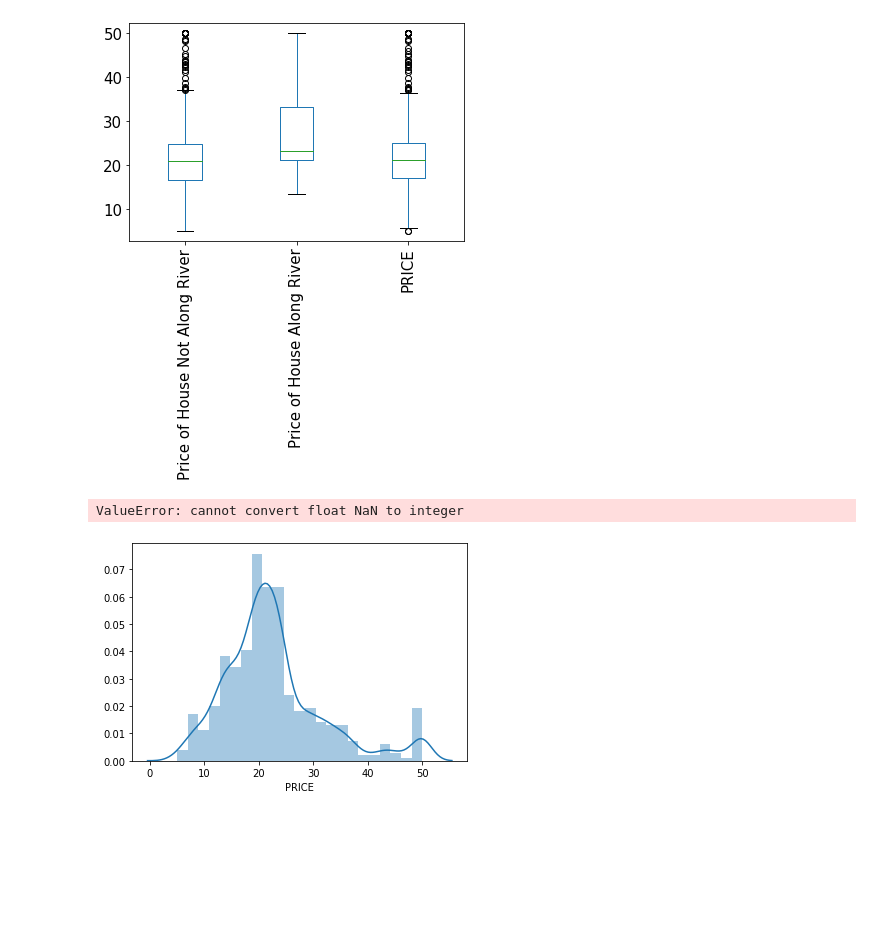
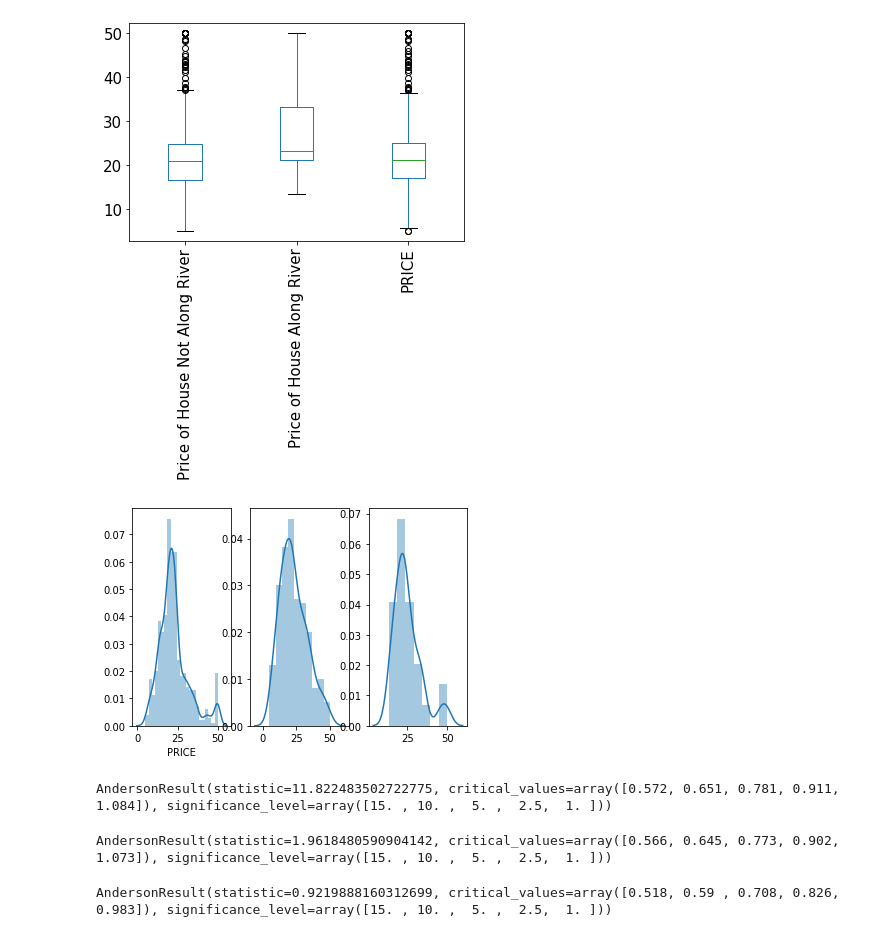
Before and after one commit to shanecanny1/Machine-Learning-and-Statistics-Project, a Jupyter notebook: Machine Learning Project Boston House Prices.ipynb, the cells around one changed output. Drawn from its saved outputs; the diff is of its cells as text; code cells hidden in the pictures; blank space fills up the shorter version.

Commit message:
Creation of Distribtion Plots,Subplots, and Normality Tests for Houses Along the River, Not Along the River and Combined House Prices

```diff
--- a/Machine Learning Project Boston House Prices.ipynb
+++ b/Machine Learning Project Boston House Prices.ipynb
@@ -376,14 +376,45 @@ Price_of_Housing.describe()
 boxplot = Price_of_Housing.boxplot(column=['Price of House Not Along River', 'Price of House Along River', 'PRICE'],grid=False, rot=90, fontsize=15)
 # %% [output]
 [figure]
-# %%
-
-z = Price_of_Housing.loc[:, 'Price of House Not Along River']
-y = Price_of_Housing.loc[:, 'Price of House Along River']
-PRICE = Price_of_Housing.loc[:, 'PRICE']
-sns.distplot(PRICE)
-sns.distplot(y)
-plt.show()
-# %% [output]
-ValueError: cannot convert float NaN to integer
-[figure, removed]
+# %%
+## Setting x as the value of all the House Prices from the Original Data ##
+x = Price_of_Housing.loc[:, 'PRICE']
+# %%
+### Getting ride of the NAN from the House Prices not along the river i.e. CHAS O, so the data can be graphed ##
+y=Price_of_Housing['Price of House Not Along River'].dropna().unique()
+# %%
+## Getting ride of the NAN from the House Prices along the river i.e. CHAS 1, so the data can be graphed ##
+z=Price_of_Housing['Price of House Along River'].dropna().unique()
+# %%
+## Creating Distribution Sub Plots of the 3 Sets of Data ##
+
+plt.subplot(1,3,1)
+sns.distplot(x)
+
+plt.subplot(1,3,2)
+sns.distplot(y)
+
+plt.subplot(1,3,3)
+sns.distplot(z)
+
+plt.show()
+# %% [output]
+[figure, added]
+# %%
+## Checking for Normality Using the Anderson Darling Test for the Original House Prices i.e. Along and Not Along the River ##
+anderson_results_x = stats.anderson(x, dist='norm')
+print(anderson_results_x)
+# %% [output]
+AndersonResult(statistic=11.822483502722775, critical_values=array([0.572, 0.651, 0.781, 0.911, 1.084]), significance_level=array([15. , 10. ,  5. ,  2.5,  1. ]))
+# %%
+## Checking for Normality Using the Anderson Darling Test for House Prices not along the river i.e. CHAS O, so the data can be graphed ##
+anderson_results_y = stats.anderson(y, dist='norm')
+print(anderson_results_y)
+# %% [output]
+AndersonResult(statistic=1.9618480590904142, critical_values=array([0.566, 0.645, 0.773, 0.902, 1.073]), significance_level=array([15. , 10. ,  5. ,  2.5,  1. ]))
+# %%
+## Checking for Normality Using the Anderson Darling Test for House Prices along the river i.e. CHAS 1, so the data can be graphed ##
+anderson_results_z = stats.anderson(z, dist='norm')
+print(anderson_results_z)
+# %% [output]
+AndersonResult(statistic=0.9219888160312699, critical_values=array([0.518, 0.59 , 0.708, 0.826, 0.983]), significance_level=array([15. , 10. ,  5. ,  2.5,  1. ]))
```
Also changed, not shown: parts of 8 cells of this notebook.
